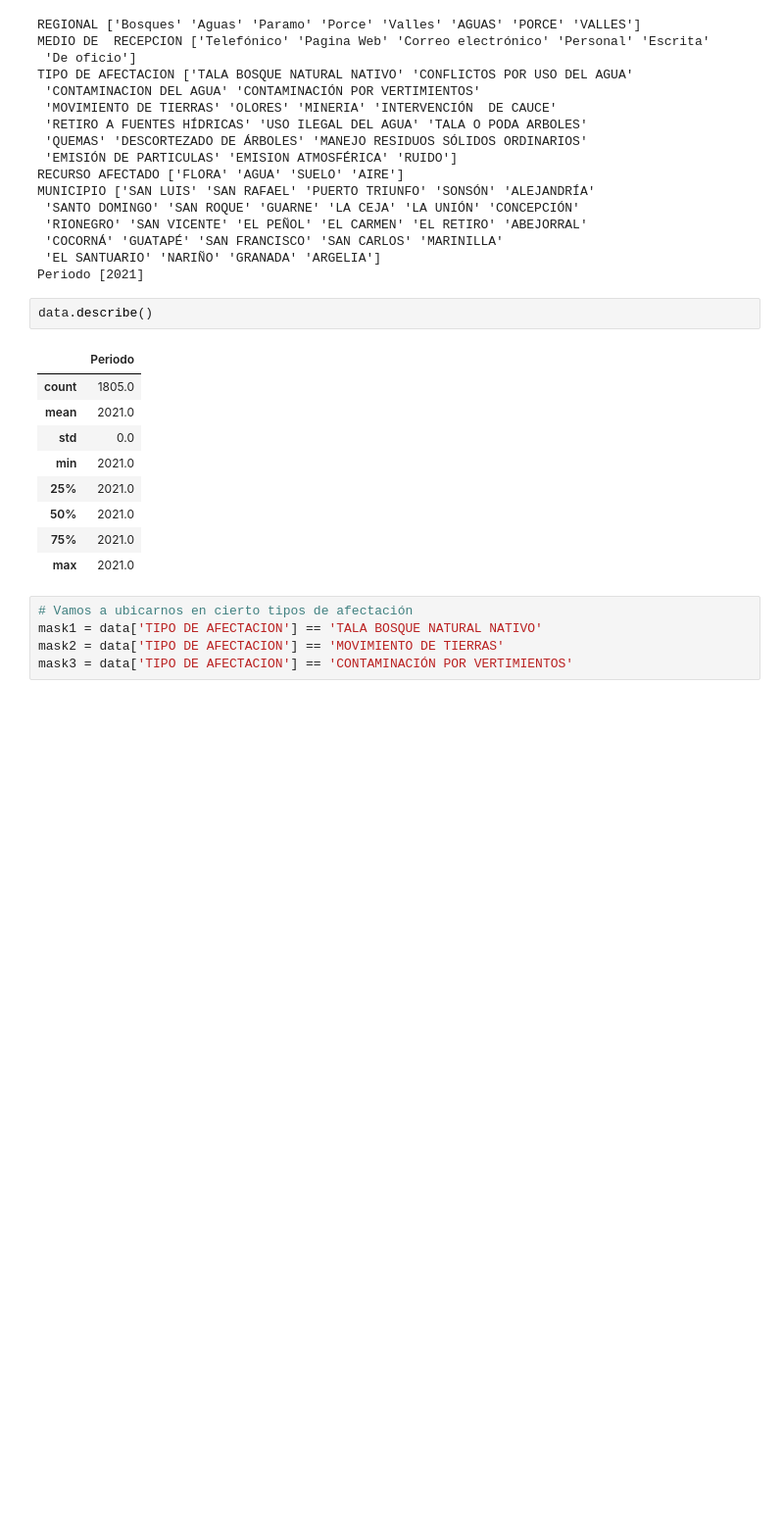
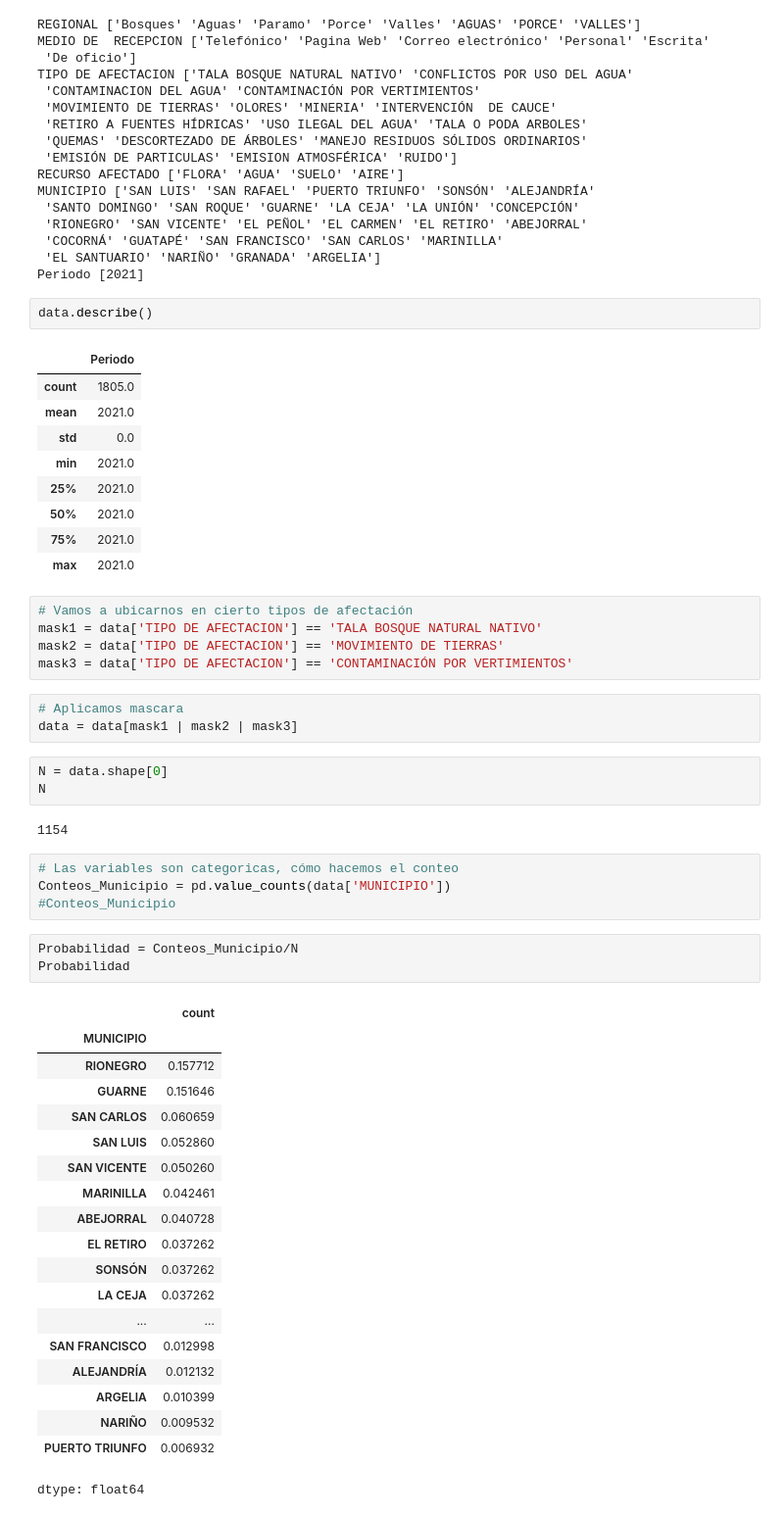
Before and after one commit to asegura4488/CienciaDatos, a Jupyter notebook: Semana4/QuejasAmbientales.ipynb, the cells around one changed output. Shown at 98% size. Drawn from its saved outputs; the diff is of its cells as text; blank space fills up the shorter version.

```diff
--- a/Semana4/QuejasAmbientales.ipynb
+++ b/Semana4/QuejasAmbientales.ipynb
@@ -97,3 +97,38 @@ data.describe()
 mask1 = data['TIPO DE AFECTACION'] == 'TALA BOSQUE NATURAL NATIVO'
 mask2 = data['TIPO DE AFECTACION'] == 'MOVIMIENTO DE TIERRAS'
 mask3 = data['TIPO DE AFECTACION'] == 'CONTAMINACIÓN POR VERTIMIENTOS'
+# %%
+# Aplicamos mascara
+data = data[mask1 | mask2 | mask3]
+# %%
+N = data.shape[0]
+N
+# %% [output]
+1154
+# %%
+# Las variables son categoricas, cómo hacemos el conteo
+Conteos_Municipio = pd.value_counts(data['MUNICIPIO'])
+#Conteos_Municipio
+# %%
+Probabilidad = Conteos_Municipio/N
+Probabilidad
+# %% [output]
+|  | count |
+| MUNICIPIO |  |
+| RIONEGRO | 0.157712 |
+| GUARNE | 0.151646 |
+| SAN CARLOS | 0.060659 |
+| SAN LUIS | 0.052860 |
+| SAN VICENTE | 0.050260 |
+| MARINILLA | 0.042461 |
+| ABEJORRAL | 0.040728 |
+| EL RETIRO | 0.037262 |
+| SONSÓN | 0.037262 |
+| LA CEJA | 0.037262 |
+| ... | ... |
+| SAN FRANCISCO | 0.012998 |
+| ALEJANDRÍA | 0.012132 |
+| ARGELIA | 0.010399 |
+| NARIÑO | 0.009532 |
+| PUERTO TRIUNFO | 0.006932 |
+dtype: float64
```
Also changed, not shown: parts of 4 cells of this notebook.
